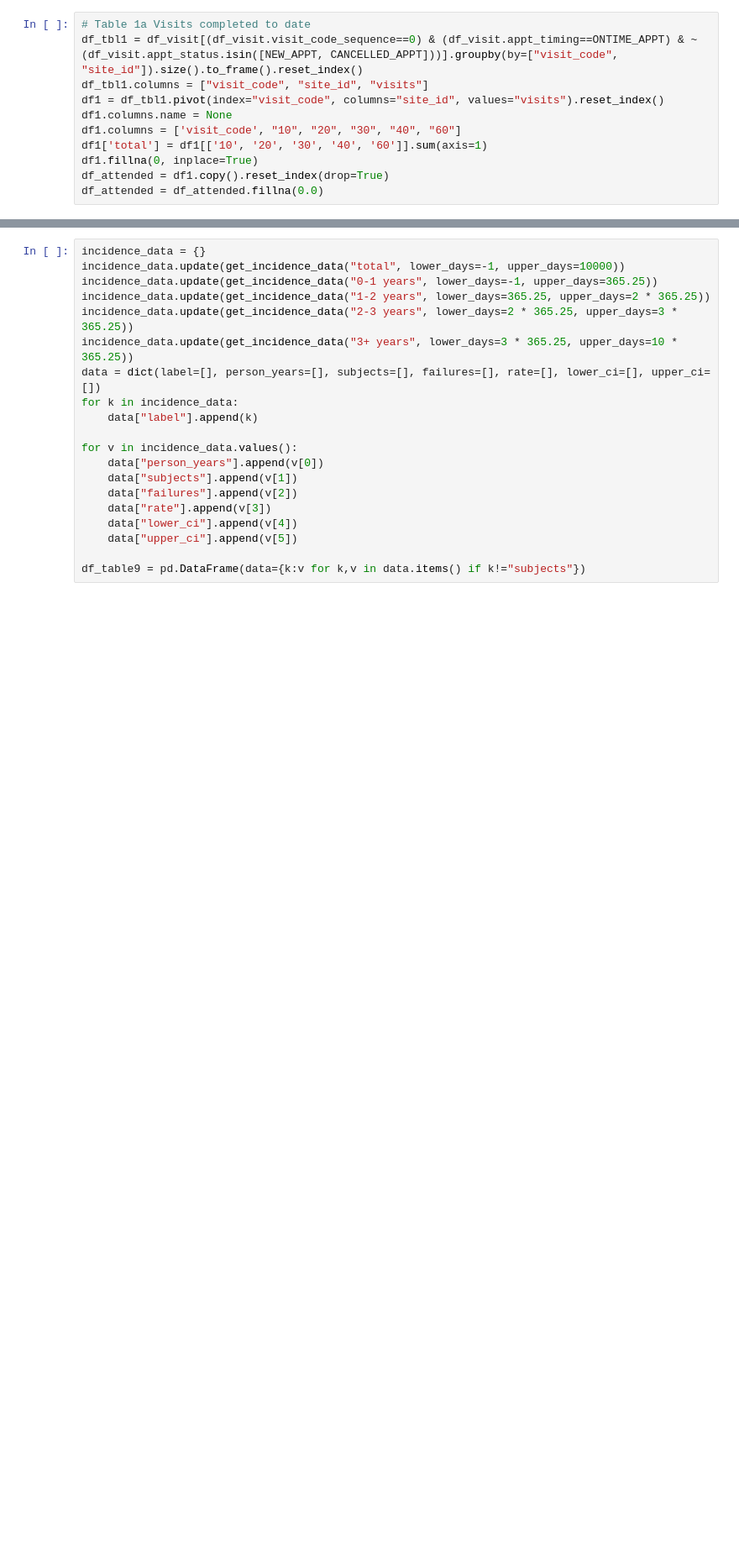
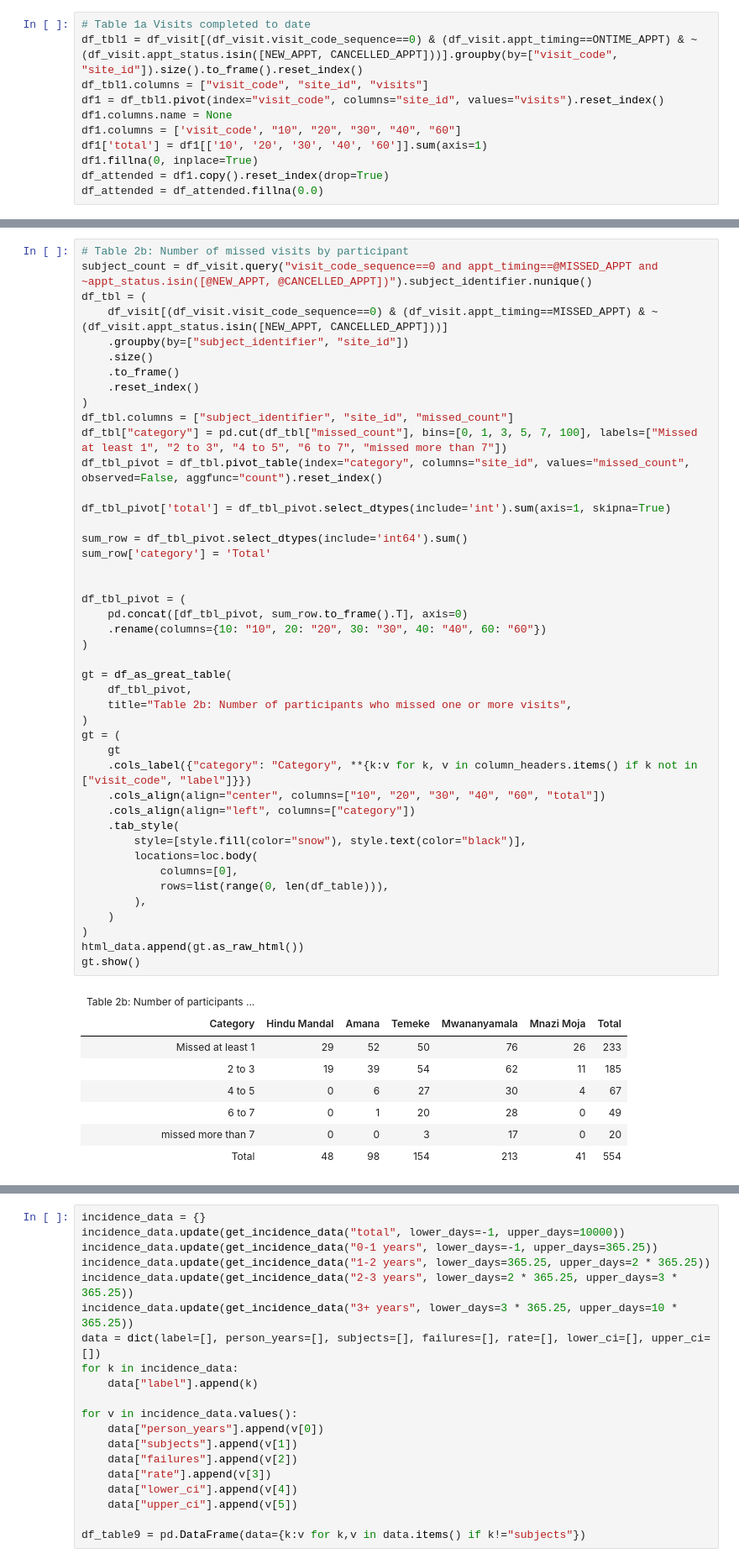
Before and after one commit to meta-trial/meta-edc, a Jupyter notebook: meta_analytics/notebooks/monitoring_report.ipynb, the cells around one changed output, grey strips where cells are left out. Shown at 84% size. Saved outputs shown, nothing was run; the diff lists cells and outputs as text; blank space fills up the shorter version.

```diff
--- a/meta_analytics/notebooks/monitoring_report.ipynb
+++ b/meta_analytics/notebooks/monitoring_report.ipynb
@@ -320 +441,54 @@ gt.show()
+# %%
+# Table 2b: Number of missed visits by participant
+subject_count = df_visit.query("visit_code_sequence==0 and appt_timing==@MISSED_APPT and ~appt_status.isin([@NEW_APPT, @CANCELLED_APPT])").subject_identifier.nunique()
+df_tbl = (
+    df_visit[(df_visit.visit_code_sequence==0) & (df_visit.appt_timing==MISSED_APPT) & ~(df_visit.appt_status.isin([NEW_APPT, CANCELLED_APPT]))]
+    .groupby(by=["subject_identifier", "site_id"])
+    .size()
+    .to_frame()
+    .reset_index()
+)
+df_tbl.columns = ["subject_identifier", "site_id", "missed_count"]
+df_tbl["category"] = pd.cut(df_tbl["missed_count"], bins=[0, 1, 3, 5, 7, 100], labels=["Missed at least 1", "2 to 3", "4 to 5", "6 to 7", "missed more than 7"])
+df_tbl_pivot = df_tbl.pivot_table(index="category", columns="site_id", values="missed_count", observed=False, aggfunc="count").reset_index()
+
+df_tbl_pivot['total'] = df_tbl_pivot.select_dtypes(include='int').sum(axis=1, skipna=True)
+
+sum_row = df_tbl_pivot.select_dtypes(include='int64').sum()
+sum_row['category'] = 'Total'
+
+
+df_tbl_pivot = (
+    pd.concat([df_tbl_pivot, sum_row.to_frame().T], axis=0)
+    .rename(columns={10: "10", 20: "20", 30: "30", 40: "40", 60: "60"})
+)
+
+gt = df_as_great_table(
+    df_tbl_pivot,
+    title="Table 2b: Number of participants who missed one or more visits",
+)
+gt = (
+    gt
+    .cols_label({"category": "Category", **{k:v for k, v in column_headers.items() if k not in ["visit_code", "label"]}})
+    .cols_align(align="center", columns=["10", "20", "30", "40", "60", "total"])
+    .cols_align(align="left", columns=["category"])
+    .tab_style(
+        style=[style.fill(color="snow"), style.text(color="black")],
+        locations=loc.body(
+            columns=[0],
+            rows=list(range(0, len(df_table))),
+        ),
+    )
+)
+html_data.append(gt.as_raw_html())
+gt.show()
+# %% [output]
+| Table 2b: Number of participants ... |  |  |  |  |  |  |
+| Category | Hindu Mandal | Amana | Temeke | Mwananyamala | Mnazi Moja | Total |
+| Missed at least 1 | 29 | 52 | 50 | 76 | 26 | 233 |
+| 2 to 3 | 19 | 39 | 54 | 62 | 11 | 185 |
+| 4 to 5 | 0 | 6 | 27 | 30 | 4 | 67 |
+| 6 to 7 | 0 | 1 | 20 | 28 | 0 | 49 |
+| missed more than 7 | 0 | 0 | 3 | 17 | 0 | 20 |
+| Total | 48 | 98 | 154 | 213 | 41 | 554 |
 # %%
```
Also changed, not shown: parts of 30 cells of this notebook, 1 other file.
